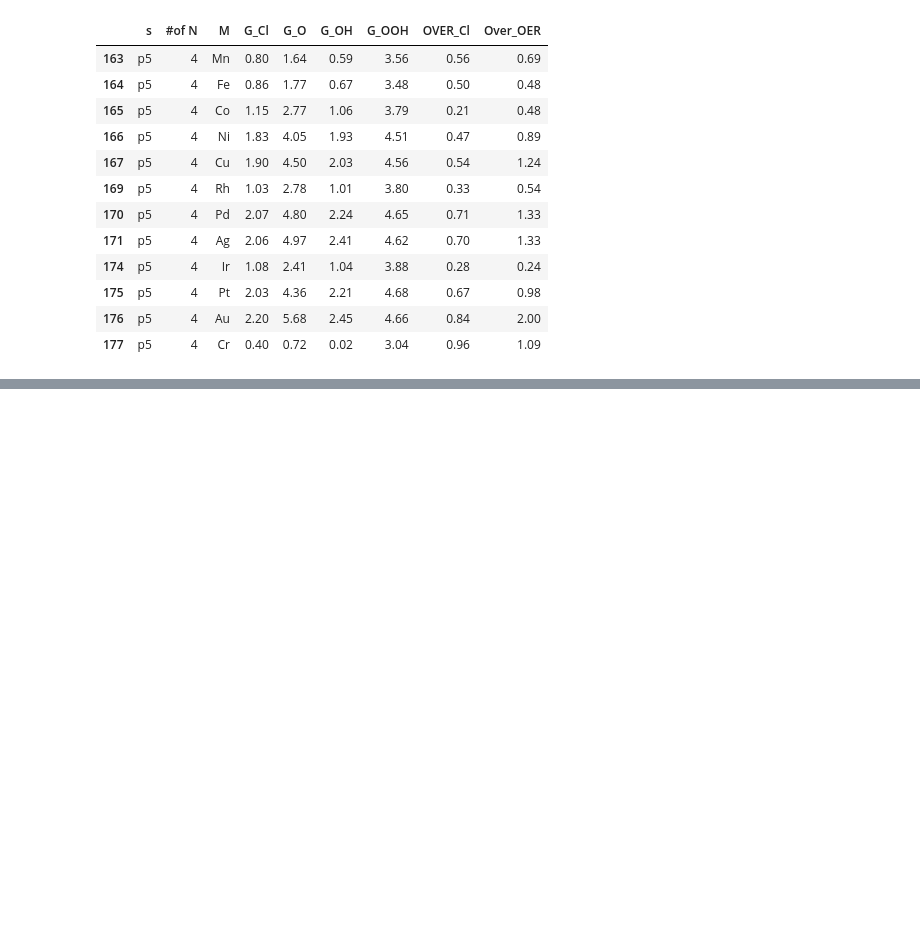
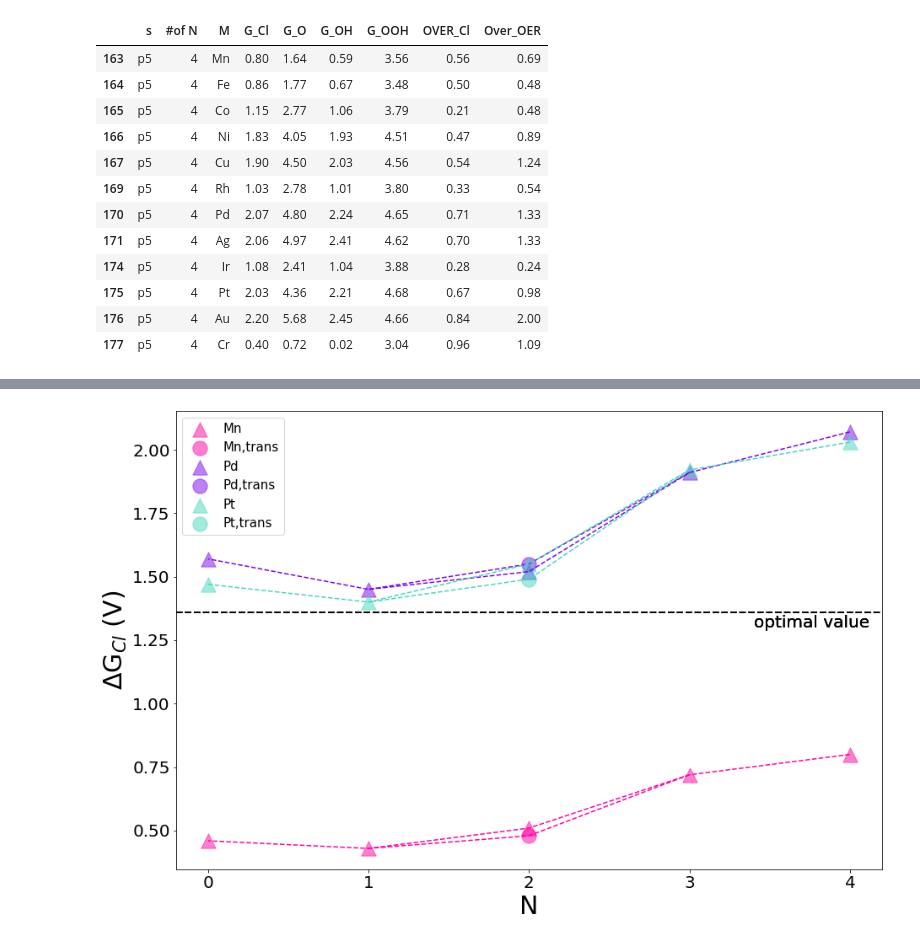
Before and after one commit to hjyang2798/CER_repository_CCEL, a Jupyter notebook: Climbvolcano.ipynb, the cells around one changed output, grey strips where cells are left out. Saved outputs shown, nothing was run; the diff lists cells and outputs as text; code cells hidden in the pictures; blank space fills up the shorter version.

```diff
--- a/Climbvolcano.ipynb
+++ b/Climbvolcano.ipynb
@@ -221,0 +275,6 @@ climbvolcano('Ni')
+# %%
+NGplot('Mn',1)
+NGplot('Pd',3)
+NGplot('Pt',6)
+# %% [output]
+[figure, added]
```
Also changed, not shown: parts of 7 cells of this notebook.
